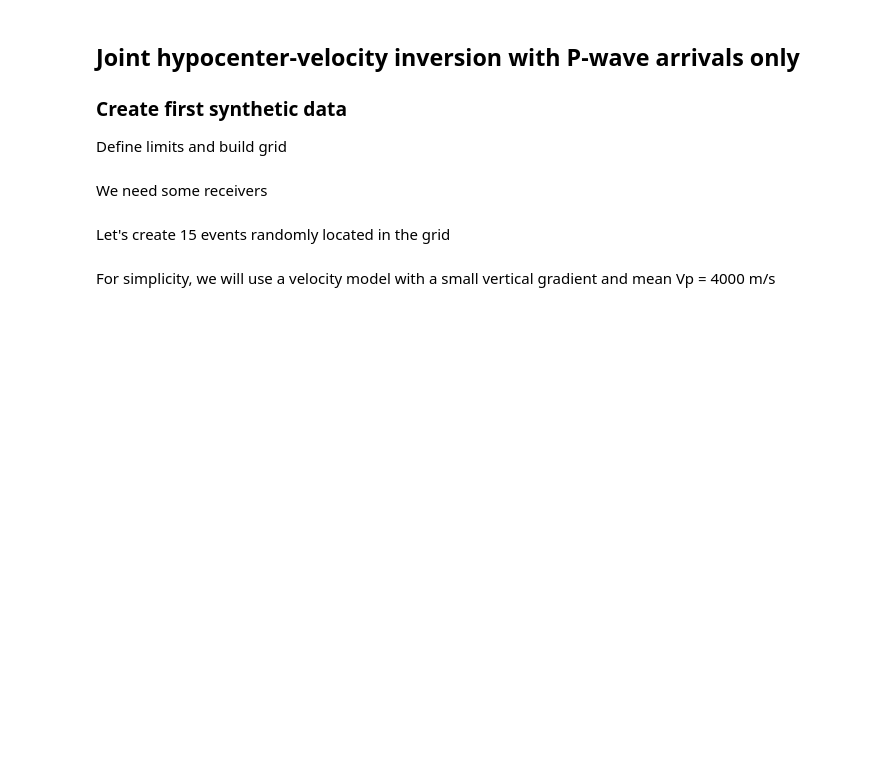
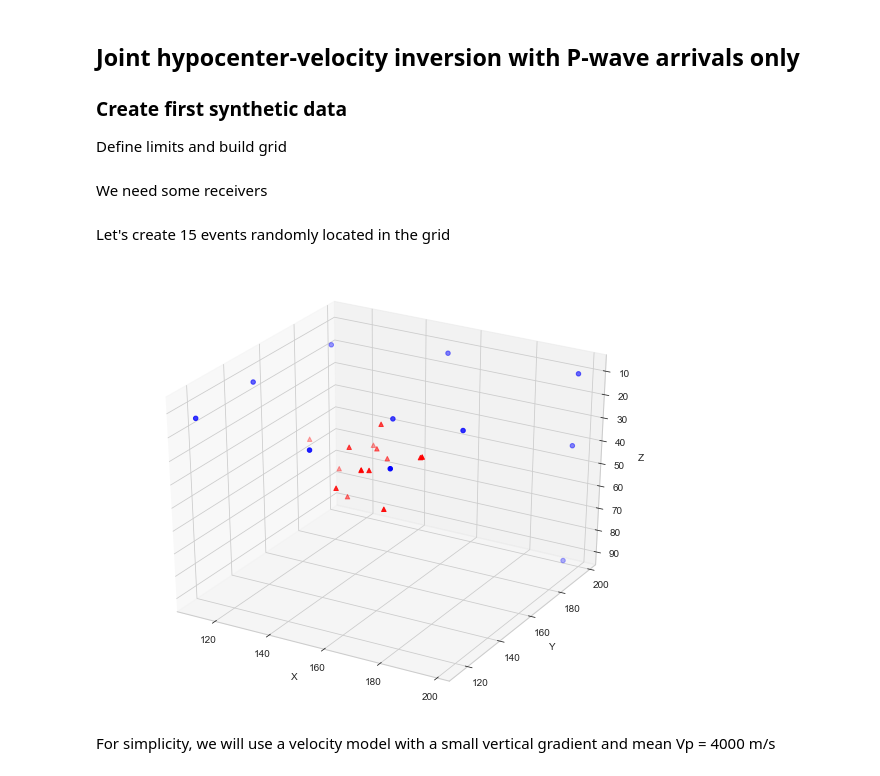
Before and after one commit to groupeLIAMG/hypopy, a Jupyter notebook: hypopy-tutorial.ipynb, the cells around one changed output. Saved outputs shown, nothing was run; the diff lists cells and outputs as text; code cells hidden in the pictures; blank space fills up the shorter version.

```diff
--- a/hypopy-tutorial.ipynb
+++ b/hypopy-tutorial.ipynb
@@ -27,26 +28,42 @@ g = hypo.Grid3D(np.arange(xmin, xmax, dx), np.arange(ymin, ymax, dx), np.arange(
 We need some receivers
 # %%
 rcv = np.array([[112., 115., 13.],
-                    [151., 117., 17.],
-                    [180., 115., 16.],
-                    [113., 145., 11.],
-                    [160., 150., 17.],
-                    [185., 149., 15.],
-                    [117., 184., 11.],
-                    [155., 192.,  9.],
-                    [188., 188., 10.],
-                    [188., 186., 30.],
-                    [188., 183., 60.]])
+                [151., 117., 17.],
+                [180., 115., 16.],
+                [113., 145., 11.],
+                [160., 150., 17.],
+                [185., 149., 15.],
+                [117., 184., 11.],
+                [155., 192.,  9.],
+                [198., 198., 10.],
+                [198., 196., 40.],
+                [198., 193., 90.]])
 nsta = rcv.shape[0]
 # %% [markdown]
 Let's create 15 events randomly located in the grid
 # %%
 nev = 15
 src = np.vstack((np.arange(nev),                                            # event ID
-                 np.linspace(0., 50., nev) + 2.*np.random.randn(nev),       # origin time
-                 160. +  5.*np.random.randn(nev),                           # x
-                 130. +  5.*np.random.randn(nev),                           # y
+                 np.linspace(0., 50., nev) + np.random.randn(nev),          # origin time
+                 160. + 10.*np.random.randn(nev),                           # x
+                 140. + 10.*np.random.randn(nev),                           # y
                   35. + 10.*np.random.randn(nev))).T                        # z
+
+h_true = src.copy()
+# %%
+fig = plt.figure(figsize=(10,8))
+ax = fig.add_subplot(111, projection='3d')
+
+ax.scatter(rcv[:,0], rcv[:,1], rcv[:,2], c='b', marker='o')
+ax.scatter(src[:,2], src[:,3], src[:,4], c='r', marker='^')
+ax.invert_zaxis()
+ax.set_xlabel('X')
+ax.set_ylabel('Y')
+ax.set_zlabel('Z')
+
+plt.show()
+# %% [output]
+[figure, added]
 # %% [markdown]
 For simplicity, we will use a velocity model with a small vertical gradient and mean Vp = 4000 m/s
 # %%
```
Also changed, not shown: parts of 21 cells of this notebook.
